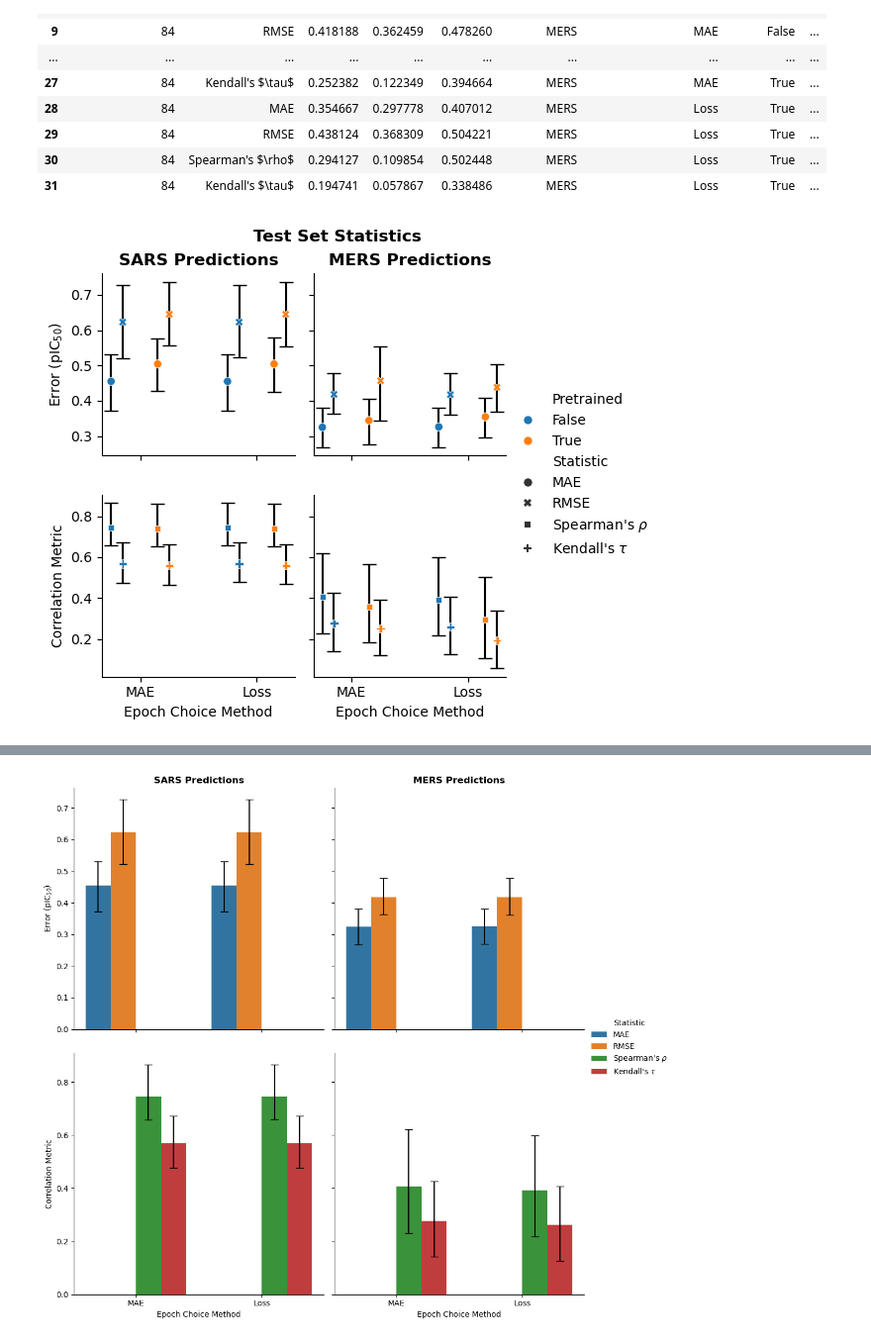
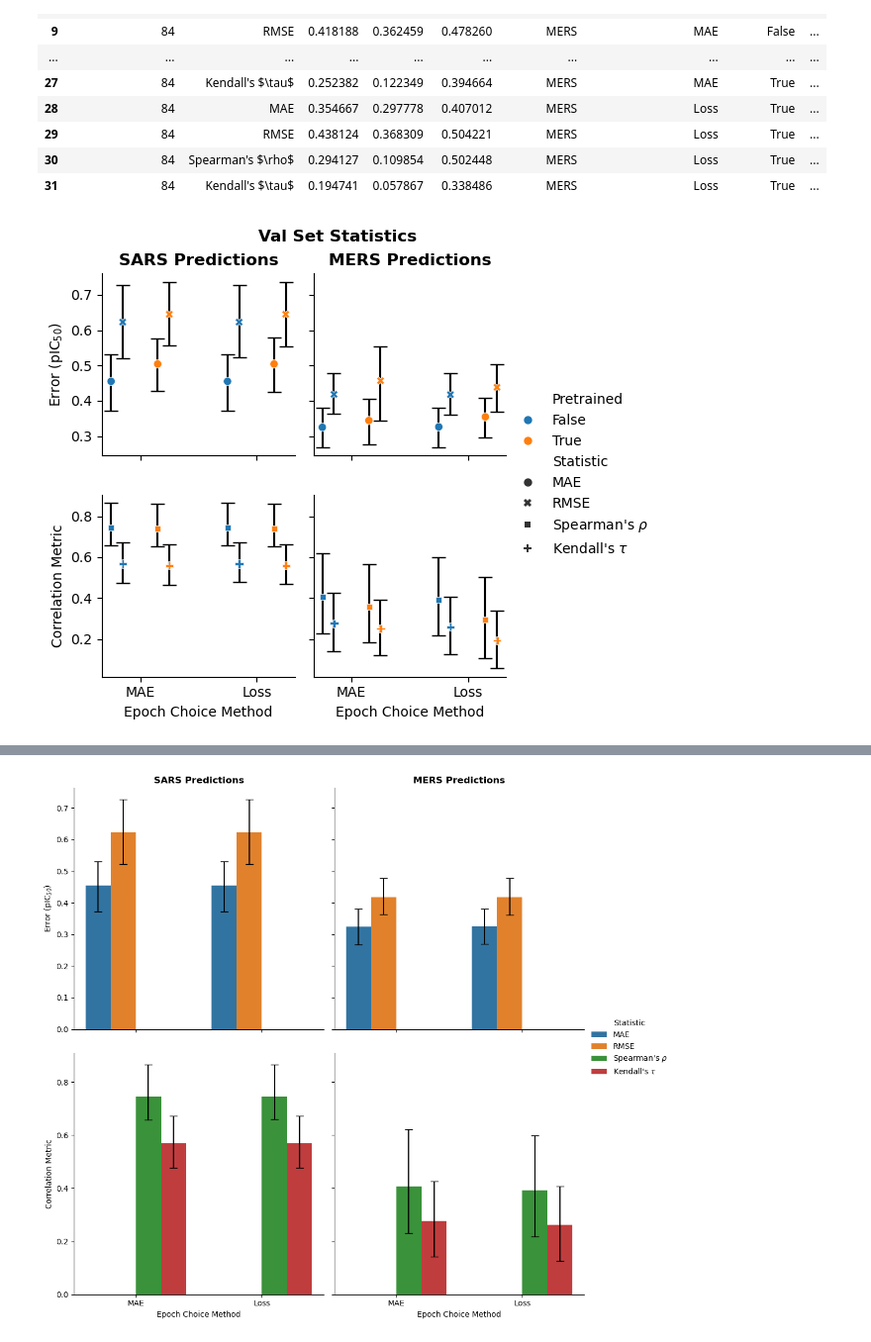
Before and after one commit to kaminow/asap-polaris-challenge-potency-2025, a Jupyter notebook: notebooks/stats_comp_plots.ipynb, the cells around one changed output, grey strips where cells are left out. Shown: that part at 99% size. Cells and saved outputs as stored; diff of their text form; code cells hidden in the pictures.

Commit message:
Update figures and notebooks.

```diff
--- a/notebooks/stats_comp_plots.ipynb
+++ b/notebooks/stats_comp_plots.ipynb
@@ -57,16 +57,26 @@ all_stats = ["MAE", "RMSE", r"Spearman's $\rho$", r"Kendall's $\tau$"]
 stats_jitter_dict = dict(zip(all_stats, [-1, 1, -1, 1]))
 adj_offset = 0.2
 pretrain_adj_dict = dict(zip(["False", "True"], [-1, 1]))
-epoch_choice_pos_dict = {"MAE": 0, "Loss": 1}
+train_target_pos_dict = {"SARS": 0, "MERS": 1}
 full_stats_df["x"] = [
-    epoch_choice_pos_dict[epoch_choice]
+    train_target_pos_dict[train_target]
     + pretrain_adj_dict[pretrain] * adj_offset
     + stats_jitter_dict[stat] * jitter_adj
-    for _, (epoch_choice, pretrain, stat) in full_stats_df[
-        ["Epoch Choice Method", "Pretrained", "Statistic"]
+    for _, (train_target, pretrain, stat) in full_stats_df[
+        ["Train Target", "Pretrained", "Statistic"]
     ].iterrows()
 ]
 
+bar_width = 0.8
+all_stats = ["MAE", "RMSE", r"Spearman's $\rho$", r"Kendall's $\tau$"]
+adj_offset = bar_width / 4
+stat_adj_dict = dict(zip(all_stats, [-1, 1, -1, 1]))
+train_target_pos_dict = {"SARS": 0, "MERS": 1}
+full_stats_df["single_x"] = [
+    train_target_pos_dict[train_target] + stat_adj_dict[stat] * adj_offset
+    for _, (train_target, stat) in full_stats_df[["Train Target", "Statistic"]].iterrows()
+]
+
 full_stats_df
 # %% [output]
 |  | Num Compounds | Statistic | Value | 95ci_low | 95ci_high | Train Target | Epoch Choice Method | Pretrained | ... |
@@ -128,33 +138,33 @@ fg.axes[1, 0].set_ylabel("Correlation Metric")
 fg.set(xticks=[0, 1], xticklabels=["MAE", "Loss"])
 
 # Add in errorbars
 for (stat_type, target), ax in fg.axes_dict.items():
     base_idx = (
         (full_stats_df["stat_type"] == stat_type)
         & (full_stats_df["Train Target"] == target)
     )
     for epoch_choice, stat in product(["MAE", "Loss"], all_stats):
         idx = (
             base_idx
             & (full_stats_df["Statistic"] == stat)
             & (full_stats_df["Epoch Choice Method"] == epoch_choice)
         )
         g = full_stats_df.loc[idx, :]
         # display(g)
         ax.errorbar(
             x=g["x"].values,
             y=g["Value"].values,
             yerr=np.abs(
                 g[["95ci_low", "95ci_high"]].values.transpose()
                 - g["Value"].values.transpose()
             ),
             fmt="none",
             ecolor="black",
             capsize=5,
             zorder=-10,
         )
 
-fg.figure.suptitle("Test Set Statistics", y=1.02, fontweight="bold")
-fg.savefig("../figures/test_set_stats.png", bbox_inches="tight", dpi=200)
+fg.figure.suptitle("Val Set Statistics", y=1.02, fontweight="bold")
+fg.savefig("../figures/val_set_stats.png", bbox_inches="tight", dpi=200)
 # %% [output]
-[figure, old version]
+[figure, new version]
```
Also changed, not shown: parts of 2 cells of this notebook, 5 other files.
